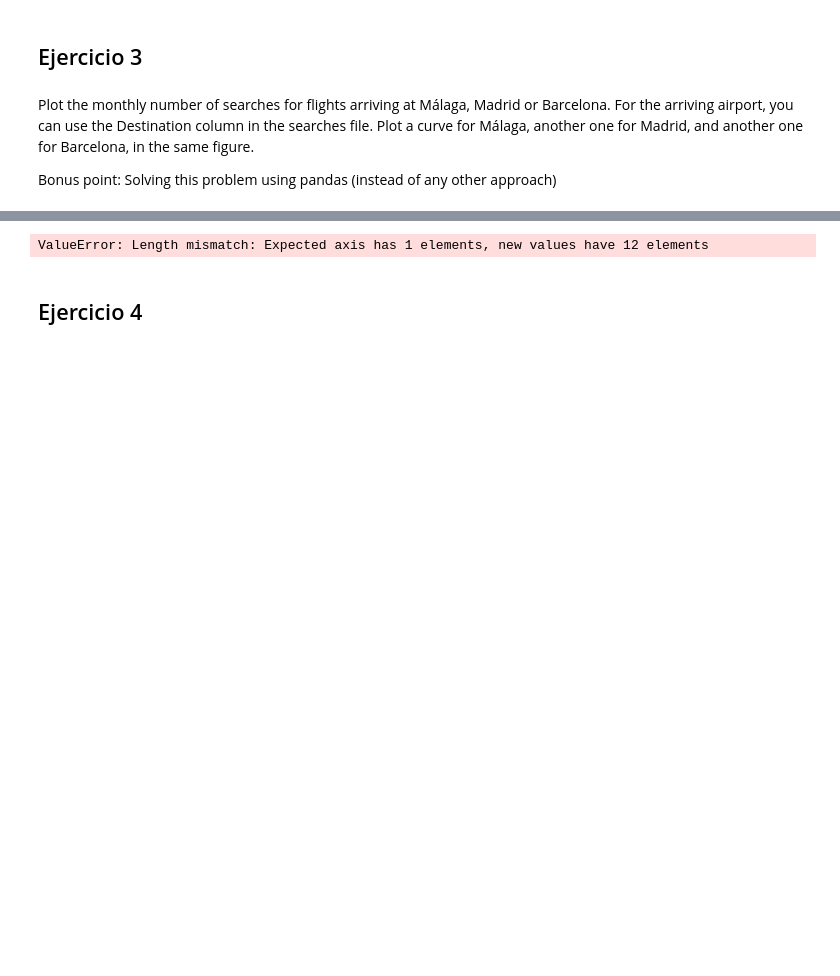
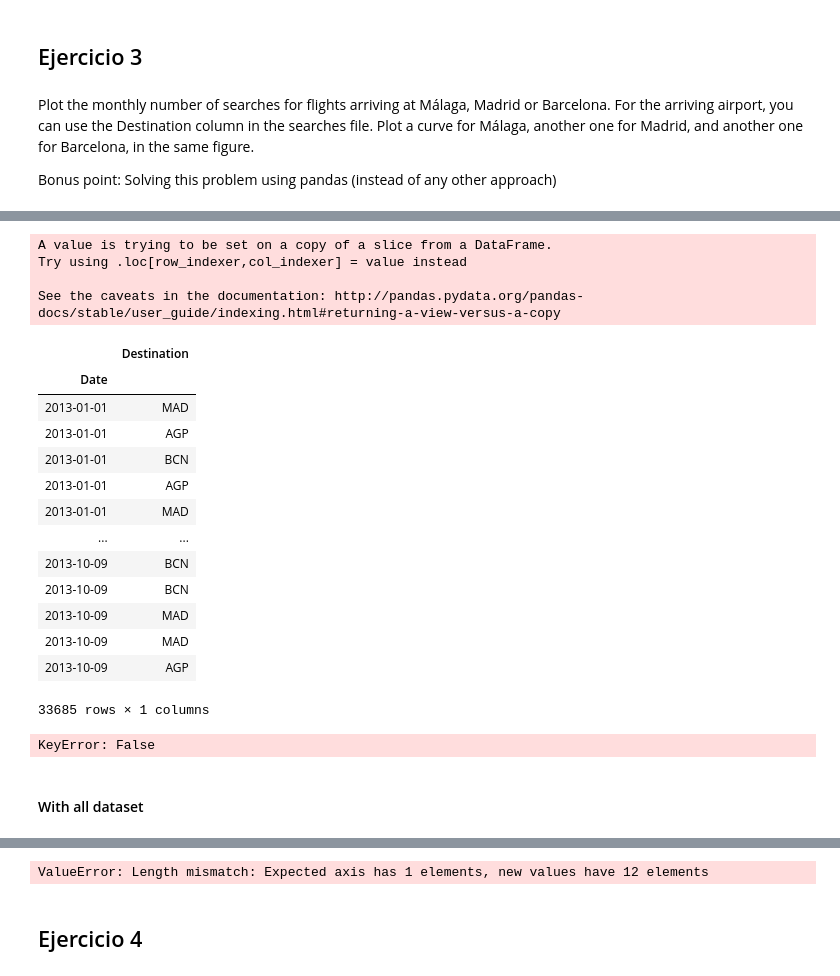
Before and after one commit to isabelpuche/Amadeus_Challenge, a Jupyter notebook: Amadeus_Challenge.ipynb, the cells around one changed output, grey strips where cells are left out. Cells and saved outputs as stored; diff of their text form; code cells hidden in the pictures; blank space fills up the shorter version.

```diff
--- a/Amadeus_Challenge.ipynb
+++ b/Amadeus_Challenge.ipynb
@@ -355,0 +294,5 @@ import matplotlib.pyplot as plt
+# %%
+# 1) Read the csv file in chunks selecting relevant columns
+df_read = pd.read_csv('/home/isabel/Documentos/Master_KSchool/04_Amadeus_Challenge/searches.csv.bz2', sep = "^", iterator = True, chunksize = 1000000, usecols = ["Date", "Destination"], parse_dates = ["Date"])
+df_searches = df_read.get_chunk()
+df_searches.head()
@@ -355,0 +334,31 @@ import matplotlib.pyplot as plt
+# %%
+# 3) Set date column in time format, then set it as index
+df_filter["Date"] = pd.to_datetime(df_filter["Date"], unit = "d")
+df_filter.set_index("Date")
+# %% [output]
+A value is trying to be set on a copy of a slice from a DataFrame.
+Try using .loc[row_indexer,col_indexer] = value instead
+
+See the caveats in the documentation: http://pandas.pydata.org/pandas-docs/stable/user_guide/indexing.html#returning-a-view-versus-a-copy
+|  | Destination |
+| Date |  |
+| 2013-01-01 | MAD |
+| 2013-01-01 | AGP |
+| 2013-01-01 | BCN |
+| 2013-01-01 | AGP |
+| 2013-01-01 | MAD |
+| ... | ... |
+| 2013-10-09 | BCN |
+| 2013-10-09 | BCN |
+| 2013-10-09 | MAD |
+| 2013-10-09 | MAD |
+| 2013-10-09 | AGP |
+33685 rows × 1 columns
+# %%
+# 4) Resample to month start date and then count
+df_filter = df_filter["Destination" == "MAD"].resample("M", on = "Date").count()
+df.filter
+# %% [output]
+KeyError: False
+# %% [markdown]
+#### With all dataset
```
Also changed, not shown: parts of 24 cells of this notebook.
